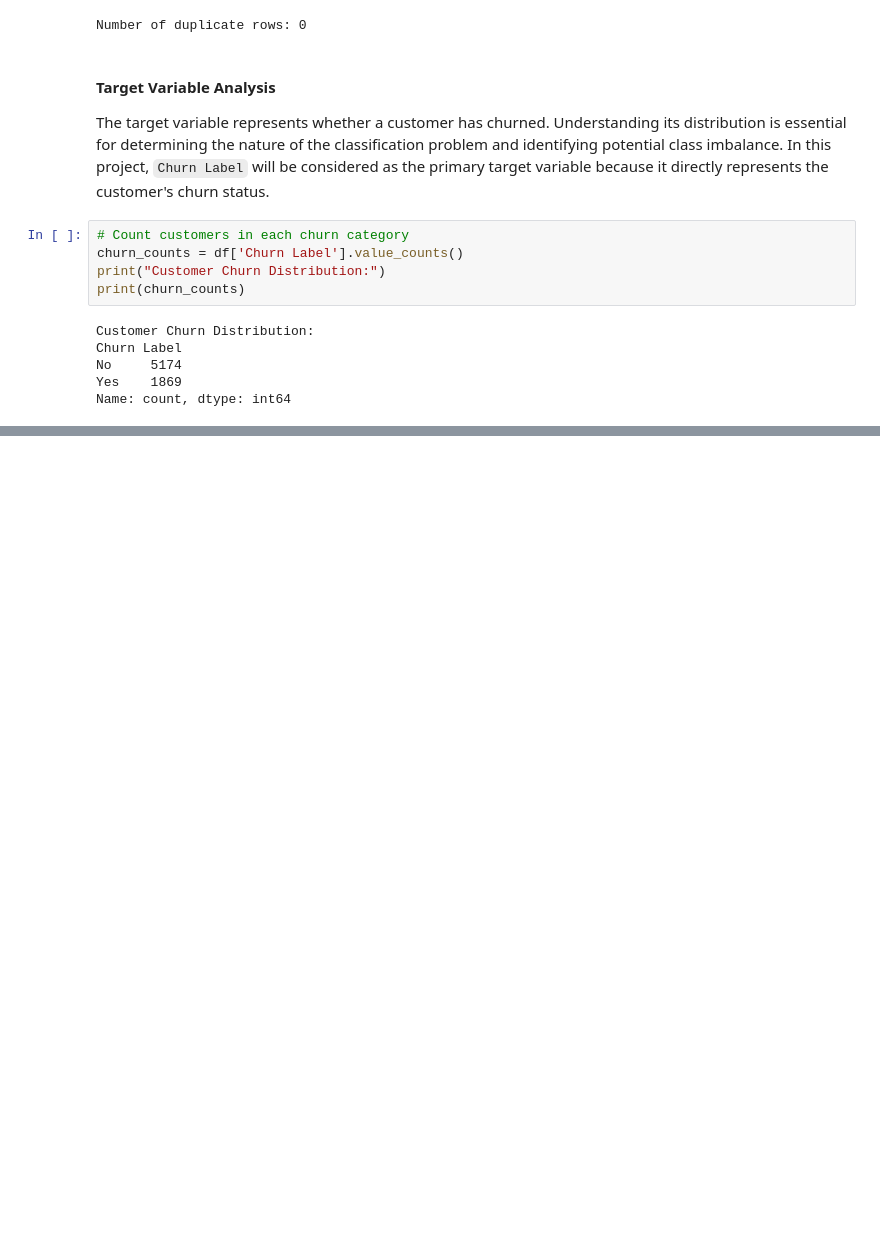
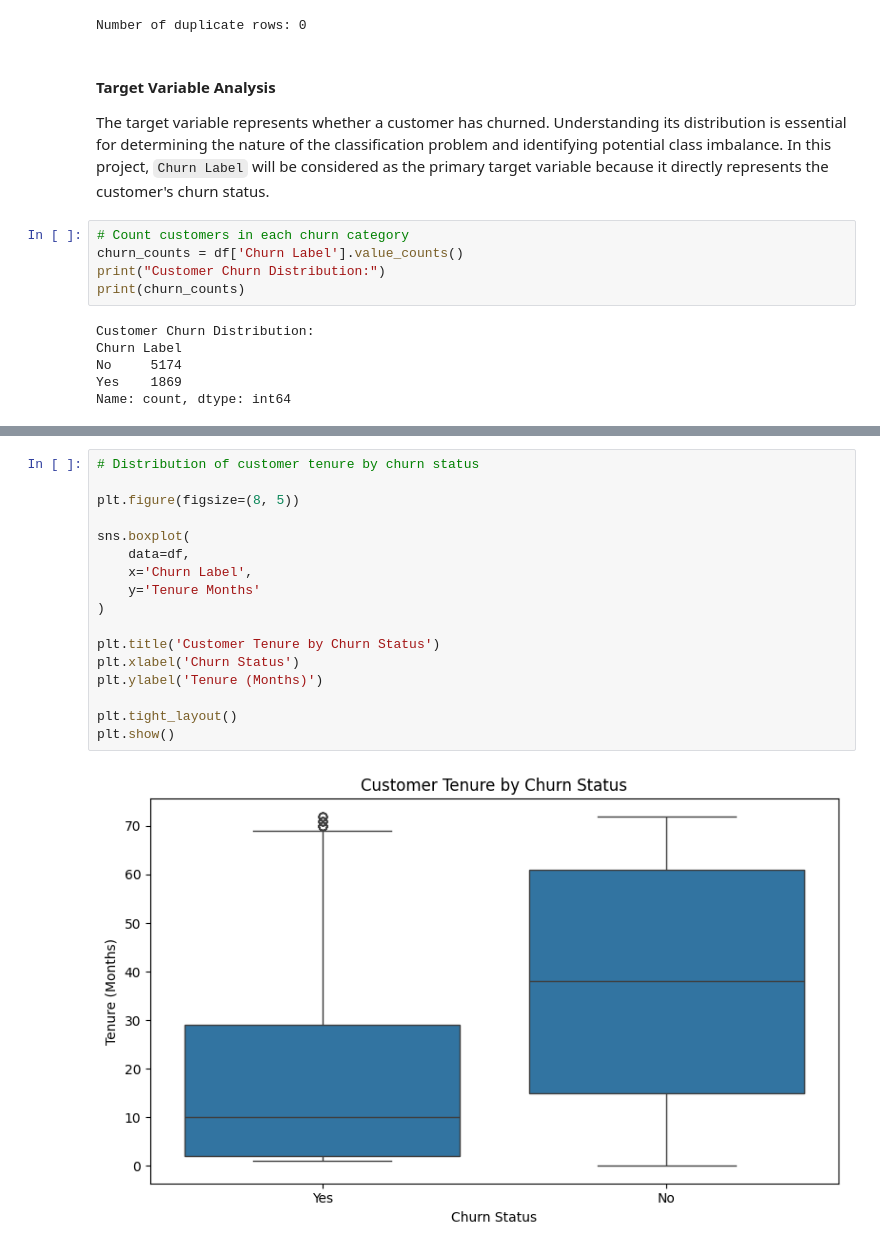
Before and after one commit to AchalaSharma/churn-prediction-project, a Jupyter notebook: notebooks/01_Data_Understanding_and_Initial_EDA.ipynb, the cells around one changed output, grey strips where cells are left out. Drawn from its saved outputs; the diff is of its cells as text; blank space fills up the shorter version.

```diff
--- a/notebooks/01_Data_Understanding_and_Initial_EDA.ipynb
+++ b/notebooks/01_Data_Understanding_and_Initial_EDA.ipynb
@@ -191,0 +252,19 @@ Name: count, dtype: int64
+# %%
+# Distribution of customer tenure by churn status
+
+plt.figure(figsize=(8, 5))
+
+sns.boxplot(
+    data=df,
+    x='Churn Label',
+    y='Tenure Months'
+)
+
+plt.title('Customer Tenure by Churn Status')
+plt.xlabel('Churn Status')
+plt.ylabel('Tenure (Months)')
+
+plt.tight_layout()
+plt.show()
+# %% [output]
+[figure, added]
```
Also changed, not shown: parts of 5 cells of this notebook.
